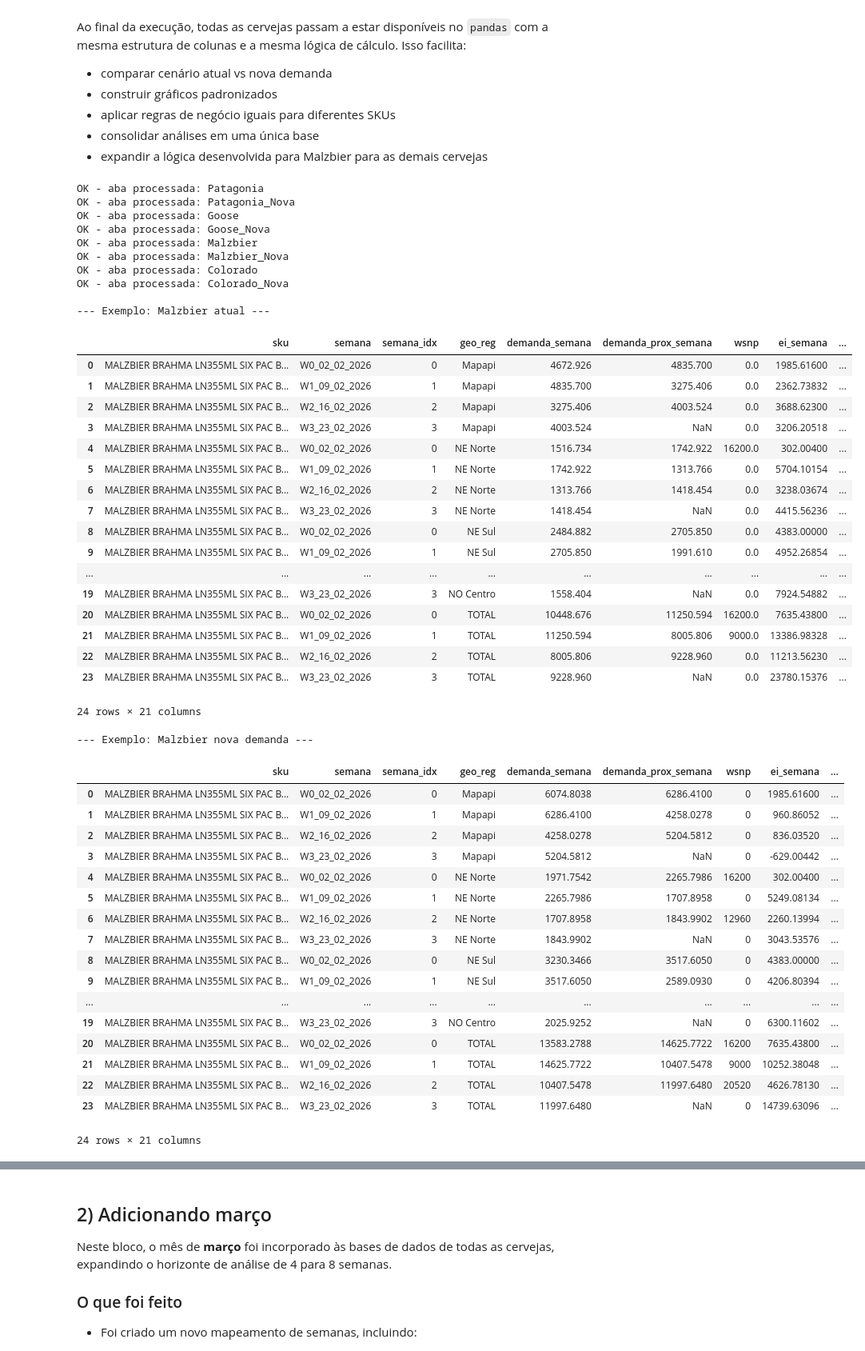
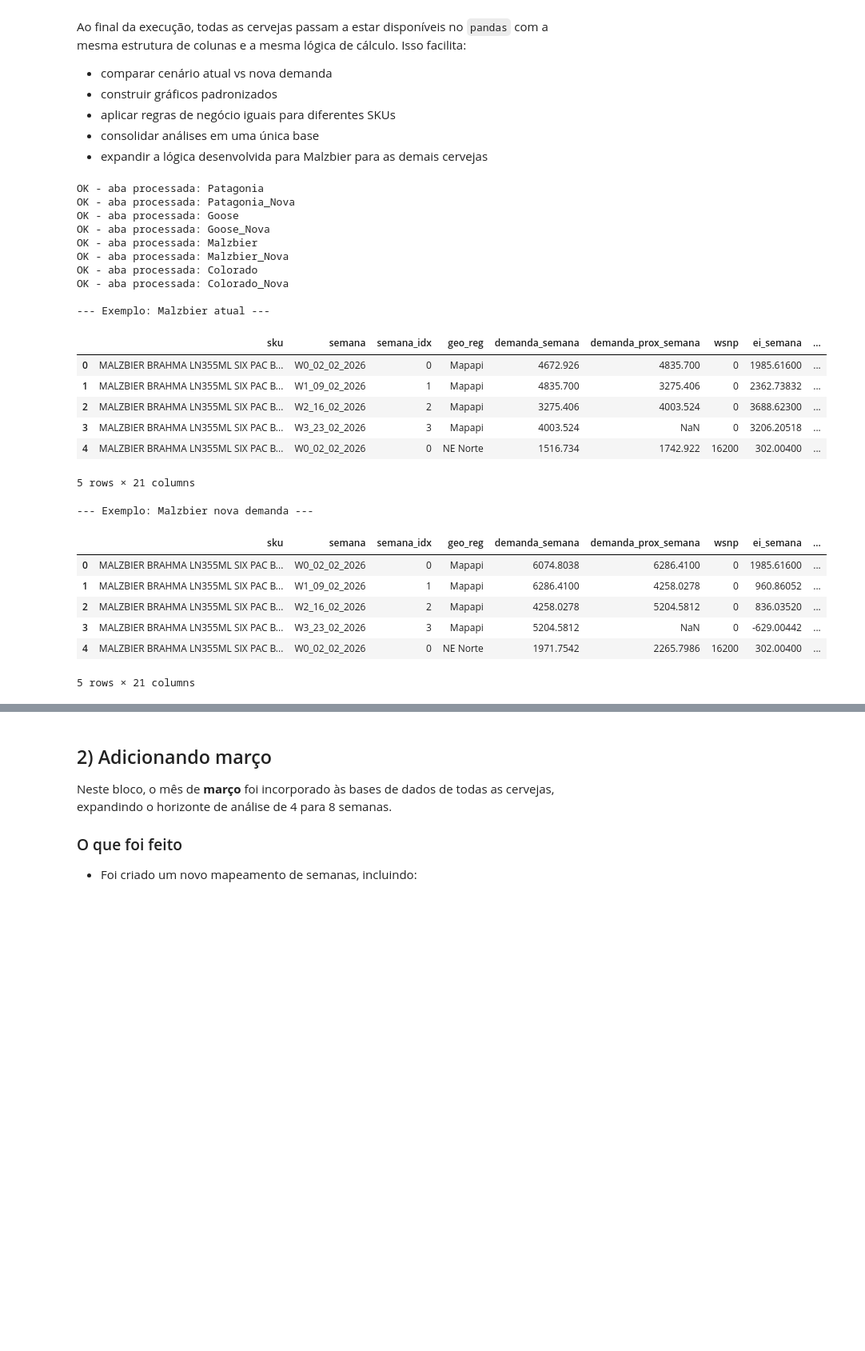
Before and after one commit to helonogueira/grupo2-hackaton, a Jupyter notebook: AnaliseDados.ipynb, the cells around one changed output, grey strips where cells are left out. Shown at 80% size. Cells and saved outputs as stored; diff of their text form; code cells hidden in the pictures; blank space fills up the shorter version.

```diff
--- a/AnaliseDados.ipynb
+++ b/AnaliseDados.ipynb
@@ -414,53 +414,42 @@ colorado_atual = bases_cervejas.get("Colorado")
 colorado_nova = bases_cervejas.get("Colorado_Nova")
 
 # =========================================================
 # BASE CONSOLIDADA
 # =========================================================
 bases_validas = [df for df in bases_cervejas.values() if df is not None]
 base_consolidada_cervejas = pd.concat(bases_validas, ignore_index=True) if bases_validas else pd.DataFrame()
 
 # =========================================================
 # EXIBIÇÃO
 # =========================================================
 print("\n--- Exemplo: Malzbier atual ---")
 if malzbier_atual is not None:
-    display(malzbier_atual)
+    display(malzbier_atual.head(5))
 
 print("\n--- Exemplo: Malzbier nova demanda ---")
 if malzbier_nova is not None:
-    display(malzbier_nova)
+    display(malzbier_nova.head(5))
 
 print("\n--- Base consolidada de todas as cervejas ---")
-display(base_consolidada_cervejas)
+display(base_consolidada_cervejas.head(5))
 # %% [output]
 OK - aba processada: Patagonia
 OK - aba processada: Patagonia_Nova
 OK - aba processada: Goose
 OK - aba processada: Goose_Nova
 OK - aba processada: Malzbier
 OK - aba processada: Malzbier_Nova
 OK - aba processada: Colorado
 OK - aba processada: Colorado_Nova
 
 --- Exemplo: Malzbier atual ---
 |  | sku | semana | semana_idx | geo_reg | demanda_semana | demanda_prox_semana | wsnp | ei_semana | ... |
-| 0 | MALZBIER BRAHMA LN355ML SIX PAC B... | W0_02_02_2026 | 0 | Mapapi | 4672.926 | 4835.700 | 0.0 | 1985.61600 | ... |
-| 1 | MALZBIER BRAHMA LN355ML SIX PAC B... | W1_09_02_2026 | 1 | Mapapi | 4835.700 | 3275.406 | 0.0 | 2362.73832 | ... |
-| 2 | MALZBIER BRAHMA LN355ML SIX PAC B... | W2_16_02_2026 | 2 | Mapapi | 3275.406 | 4003.524 | 0.0 | 3688.62300 | ... |
-| 3 | MALZBIER BRAHMA LN355ML SIX PAC B... | W3_23_02_2026 | 3 | Mapapi | 4003.524 | NaN | 0.0 | 3206.20518 | ... |
-| 4 | MALZBIER BRAHMA LN355ML SIX PAC B... | W0_02_02_2026 | 0 | NE Norte | 1516.734 | 1742.922 | 16200.0 | 302.00400 | ... |
-| 5 | MALZBIER BRAHMA LN355ML SIX PAC B... | W1_09_02_2026 | 1 | NE Norte | 1742.922 | 1313.766 | 0.0 | 5704.10154 | ... |
-| 6 | MALZBIER BRAHMA LN355ML SIX PAC B... | W2_16_02_2026 | 2 | NE Norte | 1313.766 | 1418.454 | 0.0 | 3238.03674 | ... |
-| 7 | MALZBIER BRAHMA LN355ML SIX PAC B... | W3_23_02_2026 | 3 | NE Norte | 1418.454 | NaN | 0.0 | 4415.56236 | ... |
-| 8 | MALZBIER BRAHMA LN355ML SIX PAC B... | W0_02_02_2026 | 0 | NE Sul | 2484.882 | 2705.850 | 0.0 | 4383.00000 | ... |
-| 9 | MALZBIER BRAHMA LN355ML SIX PAC B... | W1_09_02_2026 | 1 | NE Sul | 2705.850 | 1991.610 | 0.0 | 4952.26854 | ... |
-| ... | ... | ... | ... | ... | ... | ... | ... | ... | ... |
-| 19 | MALZBIER BRAHMA LN355ML SIX PAC B... | W3_23_02_2026 | 3 | NO Centro | 1558.404 | NaN | 0.0 | 7924.54882 | ... |
-| 20 | MALZBIER BRAHMA LN355ML SIX PAC B... | W0_02_02_2026 | 0 | TOTAL | 10448.676 | 11250.594 | 16200.0 | 7635.43800 | ... |
-| 21 | MALZBIER BRAHMA LN355ML SIX PAC B... | W1_09_02_2026 | 1 | TOTAL | 11250.594 | 8005.806 | 9000.0 | 13386.98328 | ... |
-| 22 | MALZBIER BRAHMA LN355ML SIX PAC B... | W2_16_02_2026 | 2 | TOTAL | 8005.806 | 9228.960 | 0.0 | 11213.56230 | ... |
-| 23 | MALZBIER BRAHMA LN355ML SIX PAC B... | W3_23_02_2026 | 3 | TOTAL | 9228.960 | NaN | 0.0 | 23780.15376 | ... |
+| 0 | MALZBIER BRAHMA LN355ML SIX PAC B... | W0_02_02_2026 | 0 | Mapapi | 4672.926 | 4835.700 | 0 | 1985.61600 | ... |
+| 1 | MALZBIER BRAHMA LN355ML SIX PAC B... | W1_09_02_2026 | 1 | Mapapi | 4835.700 | 3275.406 | 0 | 2362.73832 | ... |
+| 2 | MALZBIER BRAHMA LN355ML SIX PAC B... | W2_16_02_2026 | 2 | Mapapi | 3275.406 | 4003.524 | 0 | 3688.62300 | ... |
+| 3 | MALZBIER BRAHMA LN355ML SIX PAC B... | W3_23_02_2026 | 3 | Mapapi | 4003.524 | NaN | 0 | 3206.20518 | ... |
+| 4 | MALZBIER BRAHMA LN355ML SIX PAC B... | W0_02_02_2026 | 0 | NE Norte | 1516.734 | 1742.922 | 16200 | 302.00400 | ... |
-24 rows × 21 columns
+5 rows × 21 columns
 --- Exemplo: Malzbier nova demanda ---
 |  | sku | semana | semana_idx | geo_reg | demanda_semana | demanda_prox_semana | wsnp | ei_semana | ... |
 | 0 | MALZBIER BRAHMA LN355ML SIX PAC B... | W0_02_02_2026 | 0 | Mapapi | 6074.8038 | 6286.4100 | 0 | 1985.61600 | ... |
@@ -468,17 +457,6 @@ OK - aba processada: Colorado_Nova
 | 2 | MALZBIER BRAHMA LN355ML SIX PAC B... | W2_16_02_2026 | 2 | Mapapi | 4258.0278 | 5204.5812 | 0 | 836.03520 | ... |
 | 3 | MALZBIER BRAHMA LN355ML SIX PAC B... | W3_23_02_2026 | 3 | Mapapi | 5204.5812 | NaN | 0 | -629.00442 | ... |
 | 4 | MALZBIER BRAHMA LN355ML SIX PAC B... | W0_02_02_2026 | 0 | NE Norte | 1971.7542 | 2265.7986 | 16200 | 302.00400 | ... |
-| 5 | MALZBIER BRAHMA LN355ML SIX PAC B... | W1_09_02_2026 | 1 | NE Norte | 2265.7986 | 1707.8958 | 0 | 5249.08134 | ... |
-| 6 | MALZBIER BRAHMA LN355ML SIX PAC B... | W2_16_02_2026 | 2 | NE Norte | 1707.8958 | 1843.9902 | 12960 | 2260.13994 | ... |
-| 7 | MALZBIER BRAHMA LN355ML SIX PAC B... | W3_23_02_2026 | 3 | NE Norte | 1843.9902 | NaN | 0 | 3043.53576 | ... |
-| 8 | MALZBIER BRAHMA LN355ML SIX PAC B... | W0_02_02_2026 | 0 | NE Sul | 3230.3466 | 3517.6050 | 0 | 4383.00000 | ... |
-| 9 | MALZBIER BRAHMA LN355ML SIX PAC B... | W1_09_02_2026 | 1 | NE Sul | 3517.6050 | 2589.0930 | 0 | 4206.80394 | ... |
-| ... | ... | ... | ... | ... | ... | ... | ... | ... | ... |
-| 19 | MALZBIER BRAHMA LN355ML SIX PAC B... | W3_23_02_2026 | 3 | NO Centro | 2025.9252 | NaN | 0 | 6300.11602 | ... |
-| 20 | MALZBIER BRAHMA LN355ML SIX PAC B... | W0_02_02_2026 | 0 | TOTAL | 13583.2788 | 14625.7722 | 16200 | 7635.43800 | ... |
-| 21 | MALZBIER BRAHMA LN355ML SIX PAC B... | W1_09_02_2026 | 1 | TOTAL | 14625.7722 | 10407.5478 | 9000 | 10252.38048 | ... |
-| 22 | MALZBIER BRAHMA LN355ML SIX PAC B... | W2_16_02_2026 | 2 | TOTAL | 10407.5478 | 11997.6480 | 20520 | 4626.78130 | ... |
-| 23 | MALZBIER BRAHMA LN355ML SIX PAC B... | W3_23_02_2026 | 3 | TOTAL | 11997.6480 | NaN | 0 | 14739.63096 | ... |
-24 rows × 21 columns
+5 rows × 21 columns
 --- Base consolidada de todas as cervejas ---
 |  | sku | semana | semana_idx | geo_reg | demanda_semana | demanda_prox_semana | wsnp | ei_semana | ... |
```
Also changed, not shown: parts of 11 cells of this notebook.
